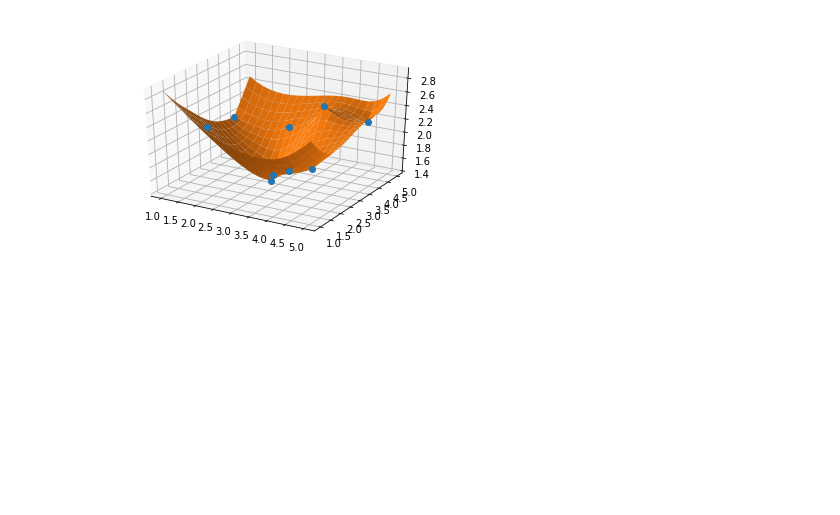
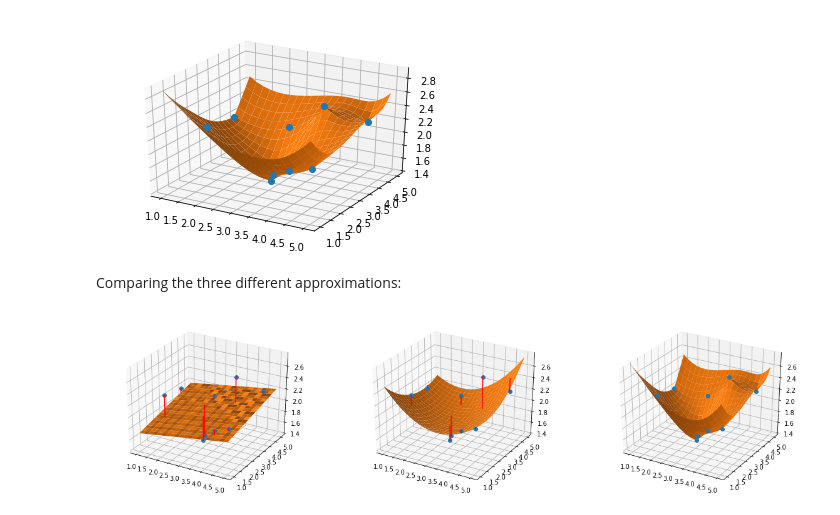
Before and after one commit to dplucenio/notes-on-linear-algebra, a Jupyter notebook: Radial basis functions.ipynb, the cells around one changed output. Saved outputs shown, nothing was run; the diff lists cells and outputs as text; code cells hidden in the pictures; blank space fills up the shorter version.

```diff
--- a/Radial basis functions.ipynb
+++ b/Radial basis functions.ipynb
@@ -177,3 +183,31 @@ ax.plot_surface(X1,X2,new_y_hat_rbf.reshape((21,21)))
 plt.show()
 # %% [output]
 [figure]
+# %% [markdown]
+Comparing the three different approximations:
+# %%
+fig = plt.figure(figsize=(20, 5))
+ax = fig.add_subplot(131, projection='3d')
+ax.plot(X[:,0],X[:,1],y,'o')
+for i in range(X.shape[0]):
+    ax.plot([X[i,0], X[i,0]],[X[i,1], X[i,1]],[y[i],y_hat_lg[i]],'r')
+ax.plot_surface(X1,X2,new_y_hat_lg.reshape((21,21)))
+ax.set_zlim(bottom=1.4, top=2.8)
+
+ax = fig.add_subplot(132, projection='3d')
+ax.plot(X[:,0],X[:,1],y,'o')
+for i in range(X.shape[0]):
+    ax.plot([X[i,0], X[i,0]],[X[i,1], X[i,1]],[y[i],y_hat_pg[i]],'r')
+ax.plot_surface(X1,X2,new_y_hat_pg.reshape((21,21)))
+ax.set_zlim(bottom=1.4, top=2.8)
+
+ax = fig.add_subplot(133, projection='3d')
+ax.plot(X[:,0],X[:,1],y,'o')
+for i in range(X.shape[0]):
+    ax.plot([X[i,0], X[i,0]],[X[i,1], X[i,1]],[y[i],y_hat_rbf[i]],'r')
+ax.plot_surface(X1,X2,new_y_hat_rbf.reshape((21,21)))
+ax.set_zlim(bottom=1.4, top=2.8)
+
+plt.show()
+# %% [output]
+[figure, added]
```
Also changed, not shown: parts of 3 cells of this notebook.
